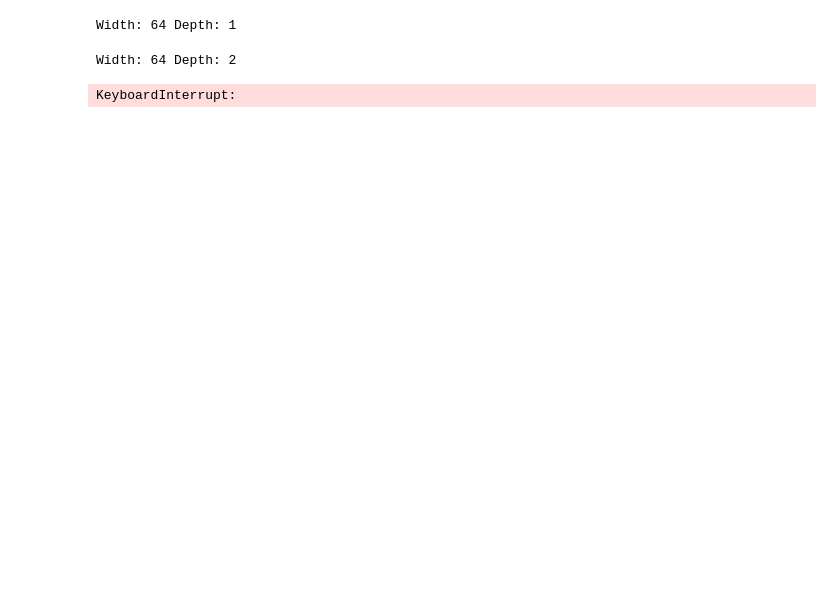
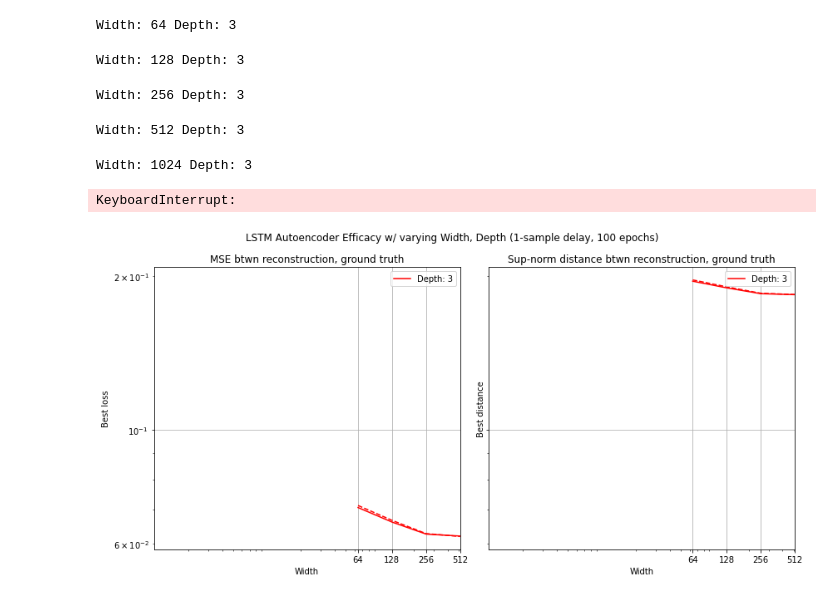
Before and after one commit to jimgammell/sca_defense, a Jupyter notebook: results/lstm_autoencoder_width_depth_sweep/trial.ipynb, the cells around one changed output. Saved outputs shown, nothing was run; the diff lists cells and outputs as text; code cells hidden in the pictures; blank space fills up the shorter version.

```diff
--- a/results/lstm_autoencoder_width_depth_sweep/trial.ipynb
+++ b/results/lstm_autoencoder_width_depth_sweep/trial.ipynb
@@ -24,8 +24,11 @@ test_max_dist = {}
 n_epochs = 100
 delay = 1
 
-for width in [64, 128, 256, 512, 1024]:
-    for depth in [1, 2, 3]:
+widths = [64, 128, 256, 512, 1024]
+depths = [3]
+
+for width in widths:
+    for depth in depths:
         print('Width:', width, 'Depth:', depth)
         model = LstmModel(width, depth, delay=delay).cuda()
         optimizer = optim.Adam(model.parameters(), lr=2e-4)
@@ -65,9 +68,12 @@ for width in [64, 128, 256, 512, 1024]:
             del test_loss_vals[(width, depth)][epoch+1:]
             del test_max_dist[(width, depth)][epoch+1:]
 # %% [output]
-Width: 64 Depth: 1
+Width: 64 Depth: 3
-Width: 64 Depth: 2
+Width: 128 Depth: 3
-KeyboardInterrupt:
+Width: 256 Depth: 3
+Width: 512 Depth: 3
+Width: 1024 Depth: 3
+KeyboardInterrupt:
 # %%
 import pickle
 import os
@@ -80,8 +86,8 @@ with open(os.path.join('.', 'results', 'lstm_autoencoder_width_depth_sweep', 'da
         'test_sup_dists': test_max_dist
     }, F)
 # %%
-depths = [1, 2, 3]
-widths = [1, 2, 4, 8, 16, 32, 64, 128]
+depths = [3]
+widths = [64, 128, 256, 512]
 train_losses = {d: [] for d in depths}
 test_losses = {d: [] for d in depths}
 train_dists = {d: [] for d in depths}
@@ -95,32 +101,34 @@ for d in depths:
 
 (fig, axes) = plt.subplots(1, 2, figsize=(12, 6), sharex=True, sharey=True)
 for depth, color in zip(depths, ['red', 'blue', 'green']):
     axes[0].plot(widths, train_losses[depth], linestyle='--', color=color)
     axes[0].plot(widths, test_losses[depth], linestyle='-', color=color, label='Depth: %d'%(depth))
     axes[1].plot(widths, train_dists[depth], linestyle='--', color=color)
     axes[1].plot(widths, test_dists[depth], linestyle='-', color=color, label='Depth: %d'%(depth))
 axes[0].set_xscale('log')
 axes[1].set_xscale('log')
 axes[0].set_yscale('log')
 axes[1].set_yscale('log')
 axes[0].set_xlabel('Width')
 axes[1].set_xlabel('Width')
 axes[0].set_ylabel('Best loss')
 axes[1].set_ylabel('Best distance')
 axes[0].set_title('MSE btwn reconstruction, ground truth')
 axes[1].set_title('Sup-norm distance btwn reconstruction, ground truth')
 axes[0].legend()
 axes[1].legend()
 axes[0].grid(True)
 axes[1].grid(True)
 axes[0].set_xlim(1, 128)
 axes[1].set_xlim(1, 128)
 axes[0].set_xticks(widths)
 axes[1].set_xticks(widths)
 axes[0].set_xticklabels(widths)
 axes[1].set_xticklabels(widths)
 fig.suptitle('LSTM Autoencoder Efficacy w/ varying Width, Depth (%d-sample delay, %d epochs)'%(delay, n_epochs))
 plt.tight_layout()
 fig.savefig(os.path.join('.', 'results', 'lstm_autoencoder_width_depth_sweep', 'sweep.pdf'))
+# %% [output]
+[figure, added]
 # %%
 (fig, axes) = plt.subplots(1, 2, figsize=(12, 6), sharex=True, sharey=True)
```
Also changed, not shown: parts of 1 cell of this notebook, 2 other files.
